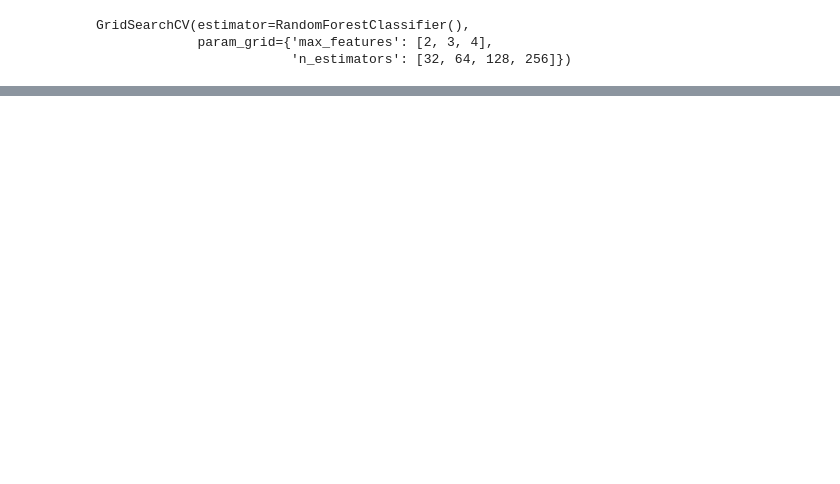
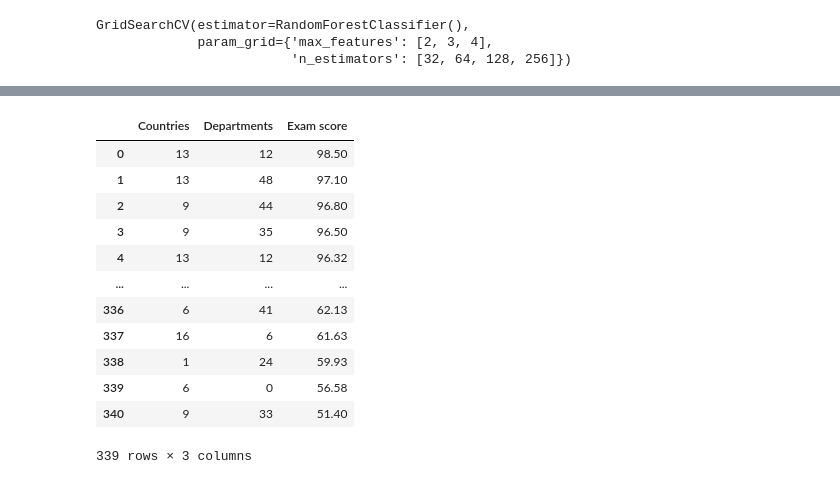
Before and after one commit to RodriNico2206/Data-science-s-projects, a Jupyter notebook: Scholarship Prediction/testing_model.ipynb, the cells around one changed output, grey strips where cells are left out. Cells and saved outputs as stored; diff of their text form; code cells hidden in the pictures; blank space fills up the shorter version.

```diff
--- a/Scholarship Prediction/testing_model.ipynb
+++ b/Scholarship Prediction/testing_model.ipynb
@@ -422,0 +442,16 @@ X.columns
+# %%
+X
+# %% [output]
+|  | Countries | Departments | Exam score |
+| 0 | 13 | 12 | 98.50 |
+| 1 | 13 | 48 | 97.10 |
+| 2 | 9 | 44 | 96.80 |
+| 3 | 9 | 35 | 96.50 |
+| 4 | 13 | 12 | 96.32 |
+| ... | ... | ... | ... |
+| 336 | 6 | 41 | 62.13 |
+| 337 | 16 | 6 | 61.63 |
+| 338 | 1 | 24 | 59.93 |
+| 339 | 6 | 0 | 56.58 |
+| 340 | 9 | 33 | 51.40 |
+339 rows × 3 columns
```
Also changed, not shown: parts of 8 cells of this notebook, 1 other file.
